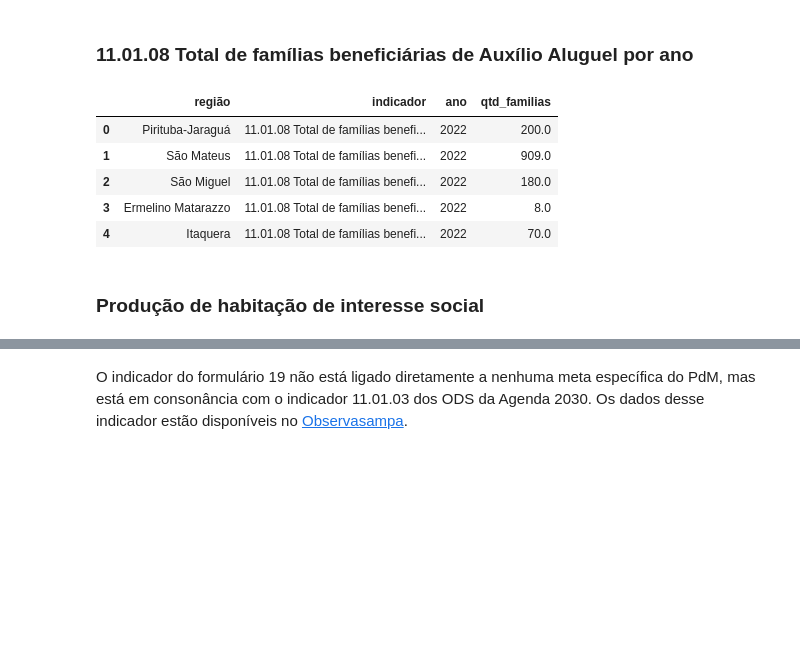
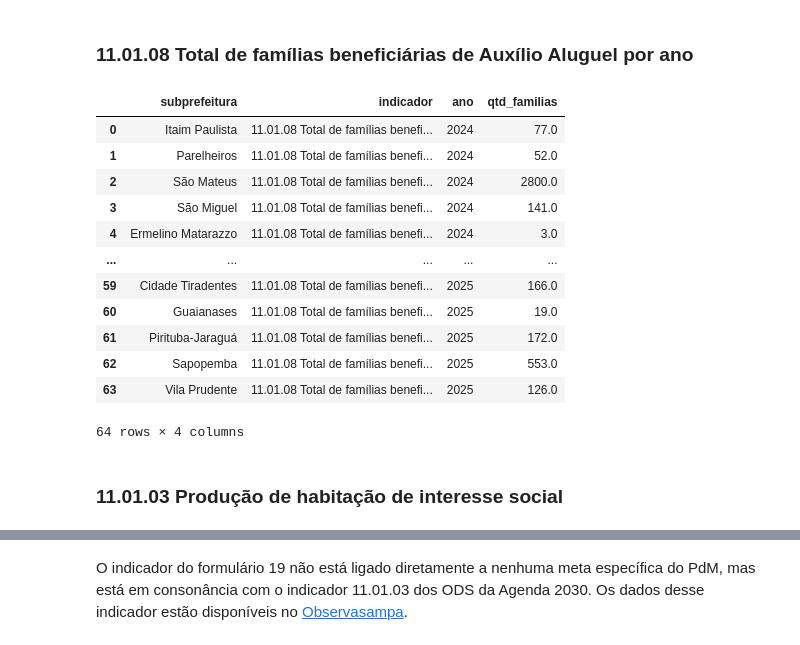
Before and after one commit to ObservatorioPoliticasTCM/datasp-dados, a Jupyter notebook: rendered_notebooks/urbanismo/05 ObservaSampa - extração.ipynb, the cells around one changed output, grey strips where cells are left out. Saved outputs shown, nothing was run; the diff lists cells and outputs as text; code cells hidden in the pictures; blank space fills up the shorter version.

```diff
--- a/rendered_notebooks/urbanismo/05 ObservaSampa - extração.ipynb
+++ b/rendered_notebooks/urbanismo/05 ObservaSampa - extração.ipynb
@@ -80,6 +84,12 @@ def padronizar_subprefeitura(regiao: str) -> str:
     if pd.isna(regiao): return 'Sem informação'
     return unidecode(regiao).strip().lower()
 # %%
-def tratar_indicador_regionalizado(df: pd.DataFrame) -> pd.DataFrame:
-    df = df[df['nivel_regional'] == 'Subprefeitura']
+def filtrar_nivel_regional(df: pd.DataFrame, indicador_regionalizado: bool) -> pd.DataFrame:
+    if indicador_regionalizado:
+        df = df[df['nivel_regional'] == 'Subprefeitura']
+        df = df.rename(columns={'região': 'subprefeitura'})
+    else:
+        df = df[df['nivel_regional'] == 'Município']
+        df = df.drop(columns=['região'])
+    df = df.drop(columns=['nivel_regional'])
     return df
@@ -91,10 +96,10 @@ def tratar_indicador_nao_regionalizado(df: pd.DataFrame) -> pd.DataFrame:
 # %%
-def tratar_anos(df: pd.DataFrame,
+def despivotar_anos(df: pd.DataFrame,
                 nome_coluna_valor:str,
-                anos: list[str]=['2022', '2023', '2024']) -> pd.DataFrame:
+                anos: list[str]) -> pd.DataFrame:
 
     # Detectar colunas ID dinamicamente
-    id_cols = [col for col in ['região', 'indicador'] if col in df.columns]
+    id_cols = [col for col in ['subprefeitura', 'indicador'] if col in df.columns]
 
     df = df.melt(
         id_vars=id_cols,
@@ -104,17 +109,19 @@ def tratar_anos(df: pd.DataFrame,
     )
     return df
 # %%
-def pipeline_completa(indicador: str) -> pd.DataFrame:
+def pipeline_completa(indicador: str, anos: list[str]=['2024', '2025']) -> pd.DataFrame:
     indicador_info = next((item for item in indicadores_observa if item['nome_curto'] == indicador), None)
 
     df_bom = extrair_observa(indicador_info['id_observa'])
 
     if df_bom['nivel_regional'].str.lower().str.contains('subprefeitura').any():
-        df_bom = tratar_indicador_regionalizado(df_bom)
+        df_bom = filtrar_nivel_regional(df_bom, indicador_regionalizado=True)
     else:
-        df_bom = tratar_indicador_nao_regionalizado(df_bom)
+        df_bom = filtrar_nivel_regional(df_bom, indicador_regionalizado=False)
 
-    df_bom = tratar_anos(df_bom, nome_coluna_valor=indicador_info['nome_coluna_valor'])
+    df_bom = despivotar_anos(df_bom,
+                                nome_coluna_valor=indicador_info['nome_coluna_valor'],
+                                anos=anos)
 
     return df_bom
 # %% [markdown]
@@ -170,15 +209,22 @@ df_110107.head()
 ### 11.01.08 Total de famílias beneficiárias de Auxílio Aluguel por ano
 # %%
 df_110108 = pipeline_completa('indicador_110108')
-df_110108.head()
+df_110108
 # %% [output]
-|  | região | indicador | ano | qtd_familias |
-| 0 | Pirituba-Jaraguá | 11.01.08 Total de famílias benefi... | 2022 | 200.0 |
-| 1 | São Mateus | 11.01.08 Total de famílias benefi... | 2022 | 909.0 |
-| 2 | São Miguel | 11.01.08 Total de famílias benefi... | 2022 | 180.0 |
-| 3 | Ermelino Matarazzo | 11.01.08 Total de famílias benefi... | 2022 | 8.0 |
-| 4 | Itaquera | 11.01.08 Total de famílias benefi... | 2022 | 70.0 |
+|  | subprefeitura | indicador | ano | qtd_familias |
+| 0 | Itaim Paulista | 11.01.08 Total de famílias benefi... | 2024 | 77.0 |
+| 1 | Parelheiros | 11.01.08 Total de famílias benefi... | 2024 | 52.0 |
+| 2 | São Mateus | 11.01.08 Total de famílias benefi... | 2024 | 2800.0 |
+| 3 | São Miguel | 11.01.08 Total de famílias benefi... | 2024 | 141.0 |
+| 4 | Ermelino Matarazzo | 11.01.08 Total de famílias benefi... | 2024 | 3.0 |
+| ... | ... | ... | ... | ... |
+| 59 | Cidade Tiradentes | 11.01.08 Total de famílias benefi... | 2025 | 166.0 |
+| 60 | Guaianases | 11.01.08 Total de famílias benefi... | 2025 | 19.0 |
+| 61 | Pirituba-Jaraguá | 11.01.08 Total de famílias benefi... | 2025 | 172.0 |
+| 62 | Sapopemba | 11.01.08 Total de famílias benefi... | 2025 | 553.0 |
+| 63 | Vila Prudente | 11.01.08 Total de famílias benefi... | 2025 | 126.0 |
+64 rows × 4 columns
 # %% [markdown]
-### Produção de habitação de interesse social
+### 11.01.03 Produção de habitação de interesse social
 # %%
 df_his = pipeline_completa('indicador_producao')
```
Also changed, not shown: parts of 10 cells of this notebook, 3 other files.
